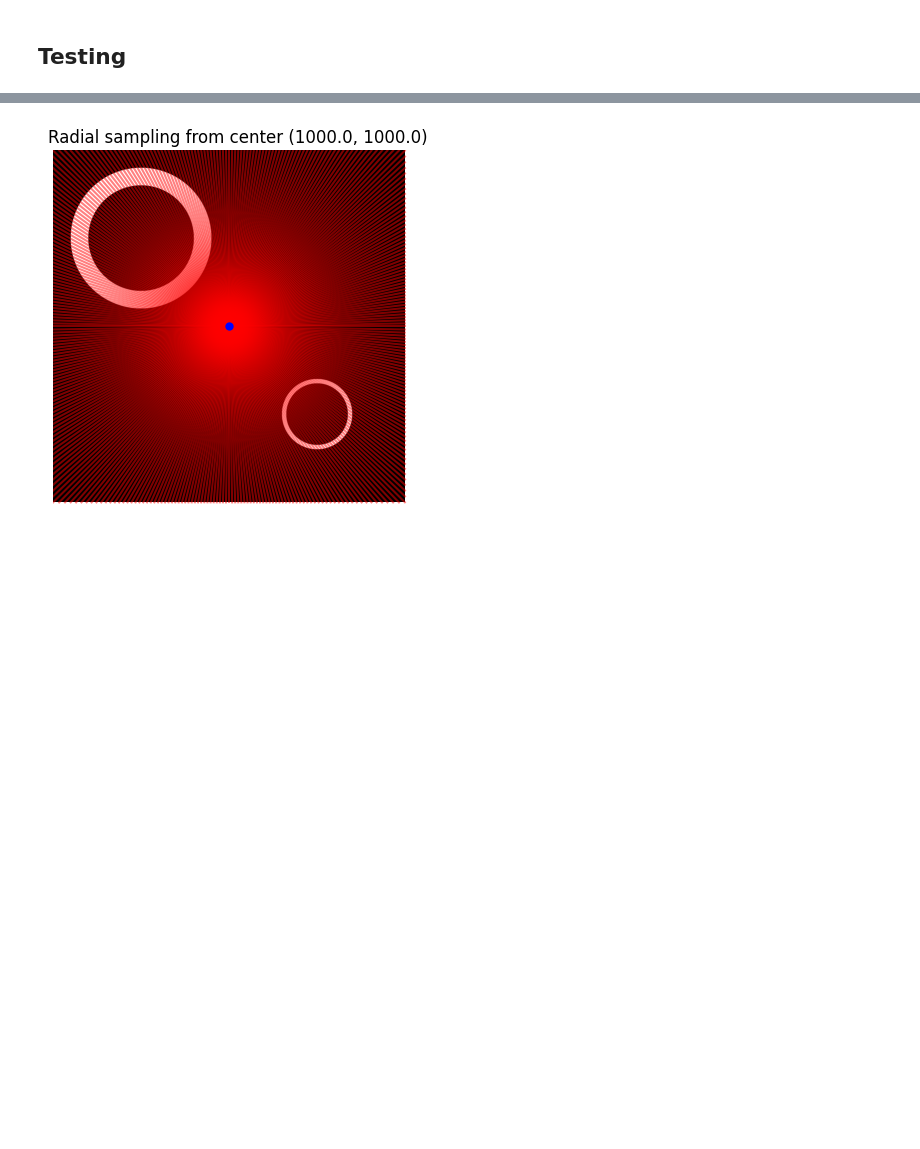
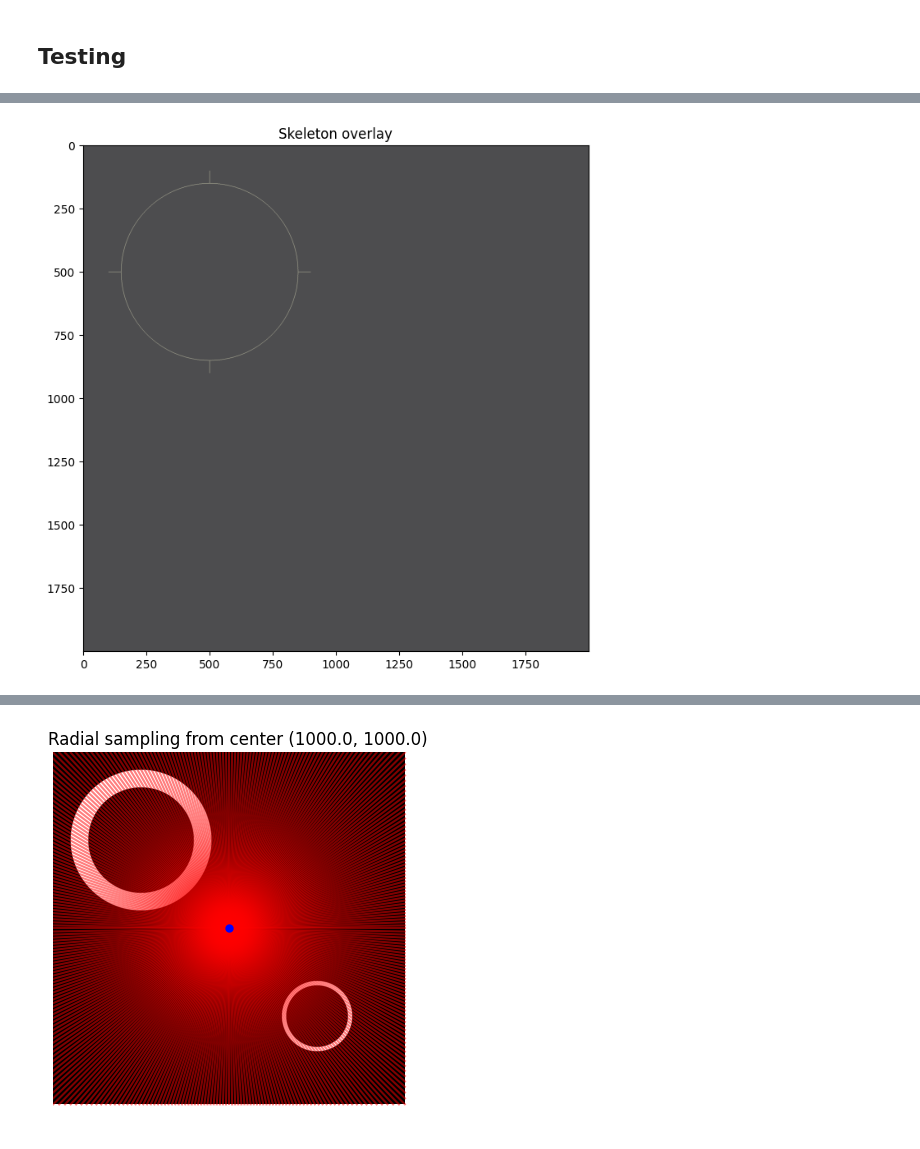
Before and after one commit to Dinuka-1999/R1, a Jupyter notebook: Image_Analysis/thickness.ipynb, the cells around one changed output, grey strips where cells are left out. Cells and saved outputs as stored; diff of their text form; code cells hidden in the pictures; blank space fills up the shorter version.

```diff
--- a/Image_Analysis/thickness.ipynb
+++ b/Image_Analysis/thickness.ipynb
@@ -259,2 +276,15 @@ plt.imshow(numpy_array, cmap='gray')
+# %%
+from skimage.morphology import medial_axis
+import matplotlib.pyplot as plt
+
+skeleton, dist = medial_axis(numpy_array, return_distance=True)
+
+plt.figure(figsize=(8, 8))
+# plt.imshow(numpy_array, cmap='gray')
+plt.imshow(skeleton,cmap='magma', alpha=0.7)  # orange skeleton overlay
+plt.title("Skeleton overlay")
+plt.show()
+# %% [output]
+[figure, added]
 # %%
 ## Calculate distance transform and thickness metrics
```
Also changed, not shown: parts of 8 cells of this notebook.
